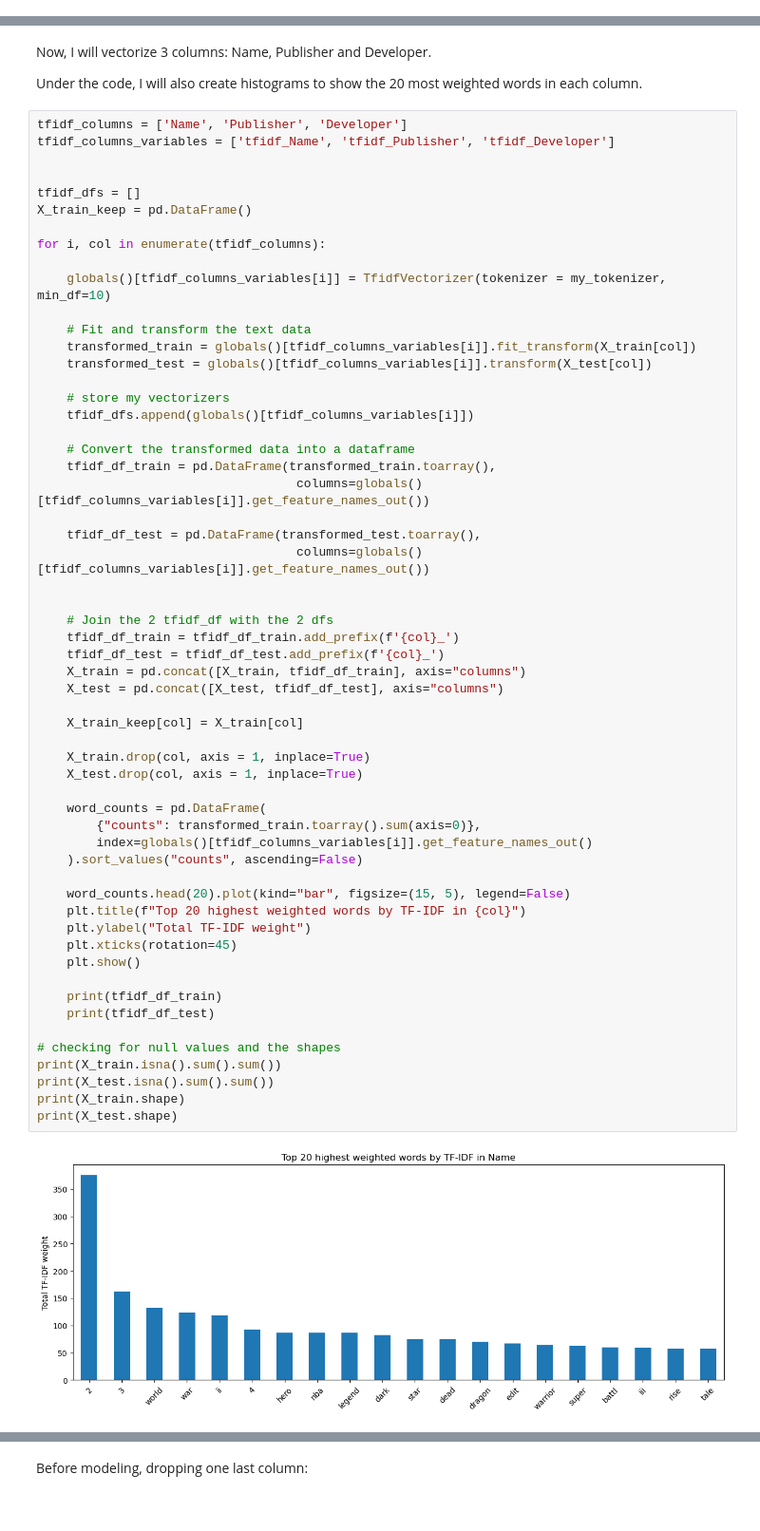
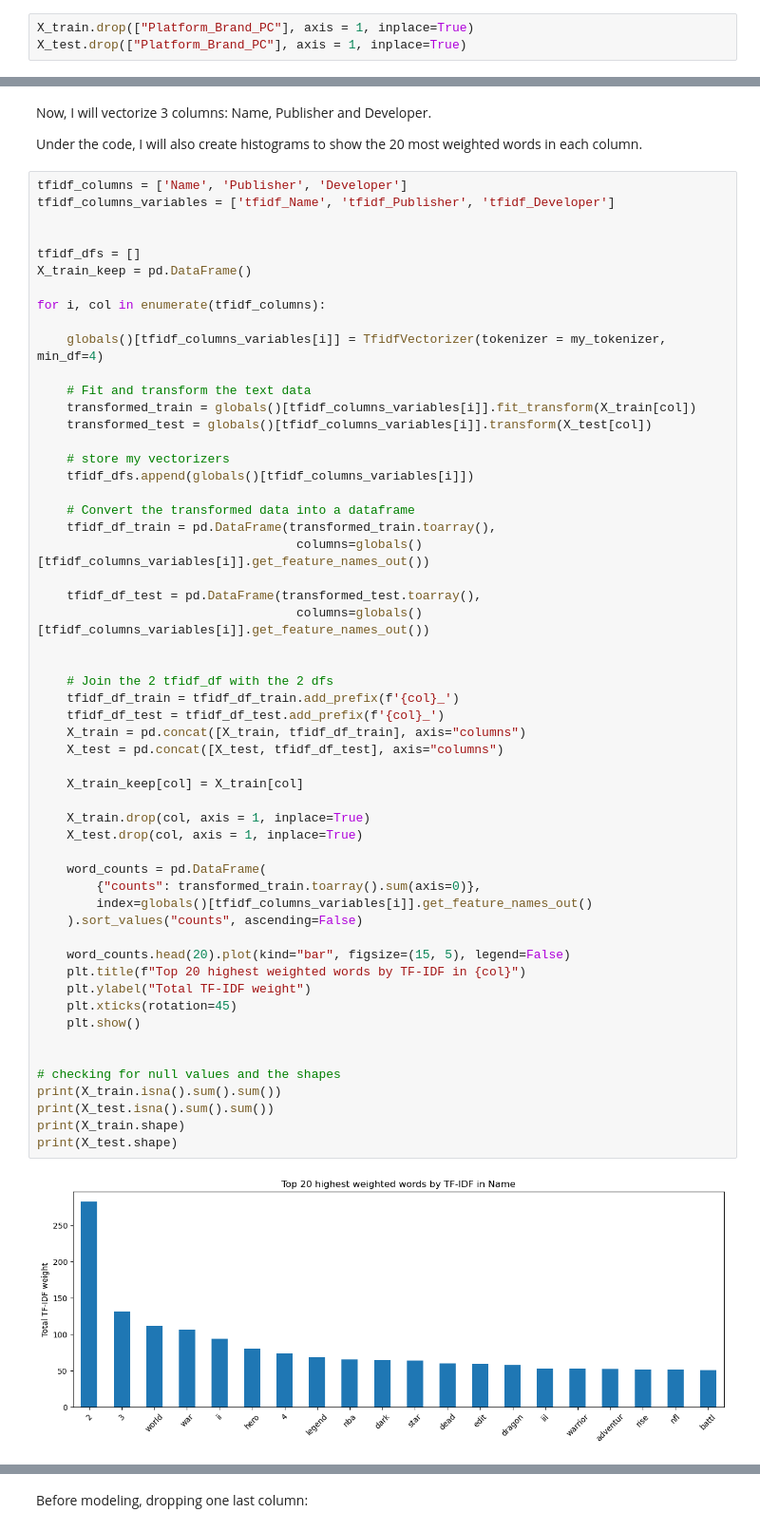
Before and after one commit to benji02/capstone_project, a Jupyter notebook: Notebooks/Capstone_BenjaminLavoie_PreProcAndProc_2nd.ipynb, the cells around one changed output, grey strips where cells are left out. Shown at 95% size. Saved outputs shown, nothing was run; the diff lists cells and outputs as text.

```diff
--- a/Notebooks/Capstone_BenjaminLavoie_PreProcAndProc_2nd.ipynb
+++ b/Notebooks/Capstone_BenjaminLavoie_PreProcAndProc_2nd.ipynb
@@ -242,3 +237,6 @@ X_test.drop(['Genre', 'Platform_Brand', 'Platform_Type'], axis = 1, inplace=True
+# %%
+X_train.drop(["Platform_Brand_PC"], axis = 1, inplace=True)
+X_test.drop(["Platform_Brand_PC"], axis = 1, inplace=True)
 # %%
 # sanity check with all the dfs
 
@@ -328,7 +326,7 @@ X_train_keep = pd.DataFrame()
 
 for i, col in enumerate(tfidf_columns):
 
-    globals()[tfidf_columns_variables[i]] = TfidfVectorizer(tokenizer = my_tokenizer, min_df=10)
+    globals()[tfidf_columns_variables[i]] = TfidfVectorizer(tokenizer = my_tokenizer, min_df=4)
 
     # Fit and transform the text data
     transformed_train = globals()[tfidf_columns_variables[i]].fit_transform(X_train[col])
@@ -347,33 +345,31 @@ for i, col in enumerate(tfidf_columns):
 
     # Join the 2 tfidf_df with the 2 dfs
     tfidf_df_train = tfidf_df_train.add_prefix(f'{col}_')
     tfidf_df_test = tfidf_df_test.add_prefix(f'{col}_')
     X_train = pd.concat([X_train, tfidf_df_train], axis="columns")
     X_test = pd.concat([X_test, tfidf_df_test], axis="columns")
 
     X_train_keep[col] = X_train[col]
 
     X_train.drop(col, axis = 1, inplace=True)
     X_test.drop(col, axis = 1, inplace=True)
 
     word_counts = pd.DataFrame(
         {"counts": transformed_train.toarray().sum(axis=0)},
         index=globals()[tfidf_columns_variables[i]].get_feature_names_out()
     ).sort_values("counts", ascending=False)
 
     word_counts.head(20).plot(kind="bar", figsize=(15, 5), legend=False)
     plt.title(f"Top 20 highest weighted words by TF-IDF in {col}")
     plt.ylabel("Total TF-IDF weight")
     plt.xticks(rotation=45)
     plt.show()
 
-    print(tfidf_df_train)
-    print(tfidf_df_test)
 
 # checking for null values and the shapes
 print(X_train.isna().sum().sum())
 print(X_test.isna().sum().sum())
 print(X_train.shape)
 print(X_test.shape)
 # %% [output]
-[figure, old version]
+[figure, new version]
```
Also changed, not shown: parts of 48 cells of this notebook, 5 other files.
